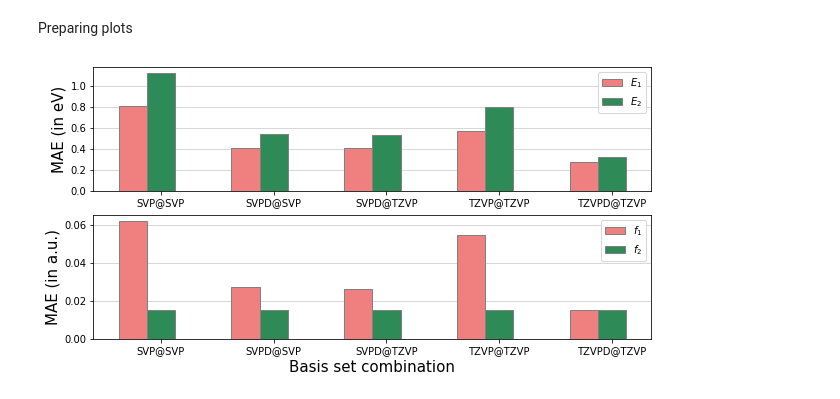
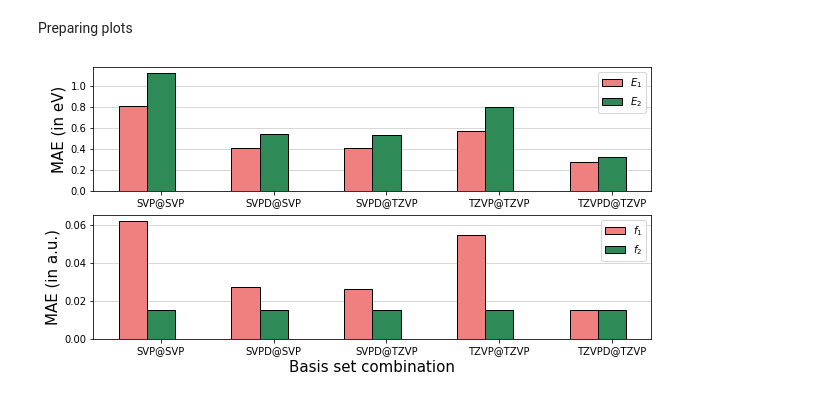
Before and after one commit to moldis-group/bigQM7w, a Jupyter notebook: notebooks/33_benchmark_notebook_working.ipynb, the cells around one changed output. Drawn from its saved outputs; the diff is of its cells as text; code cells hidden in the pictures.

```diff
--- a/notebooks/33_benchmark_notebook_working.ipynb
+++ b/notebooks/33_benchmark_notebook_working.ipynb
@@ -294,38 +294,40 @@ for i in range(len(new_meth)):
 
 plt.subplot(2,1,1)
 plt.grid(True, linewidth=0.5, linestyle='-', axis = 'y',zorder=0)
 barWidth = 0.25
 br1 = np.arange(len(new_meth[:]))
 br2 = [x + barWidth for x in br1]
 new_meth_n = ['SVP@SVP','SVPD@SVP','SVPD@TZVP','TZVP@TZVP','TZVPD@TZVP',]
 # Make the plot
 plt.bar(br1, mae_E1, color ='lightcoral', width = barWidth,
-        edgecolor ='grey', label ='$E_1$',zorder=3)
+        edgecolor ='black', label ='$E_1$',zorder=3)
 plt.bar(br2, mae_E2, color ='seagreen', width = barWidth,
-        edgecolor ='grey', label ='$E_2$',zorder=3)
+        edgecolor ='black', label ='$E_2$',zorder=3)
 plt.ylabel('MAE (in eV)', fontsize = 15)
 plt.xticks([r + barWidth for r in range(len(new_meth))],new_meth_n)
 
 plt.legend()
 
 plt.subplot(2,1,2)
 plt.grid(True, linewidth=0.5, linestyle='-', axis = 'y',zorder=0)
 barWidth = 0.25
 # Make the plot
 plt.bar(br1, mae_f1, color ='lightcoral', width = barWidth,
-        edgecolor ='grey', label ='$f_1$',zorder=3)
+        edgecolor ='black', label ='$f_1$',zorder=3)
 plt.bar(br2, mae_f2, color ='seagreen', width = barWidth,
-        edgecolor ='grey', label ='$f_2$',zorder=3)
+        edgecolor ='black', label ='$f_2$',zorder=3)
 
 # Adding Xticks
 plt.xlabel('Basis set combination', fontsize = 15)
 plt.ylabel('MAE (in a.u.)',fontsize = 15) #fontweight ='bold'
 plt.xticks([r + barWidth for r in range(len(new_meth))],new_meth_n)
 
+plt.savefig("histogram_basis.pdf",bbox_inches='tight')
+
 plt.legend()
 plt.show()
 # %% [output]
-[figure, old version]
+[figure, new version]
 # %%
 # barWidth = 0.20
 # br1 = np.arange(len(new_meth[:]))
```
Also changed, not shown: 2 other files.
